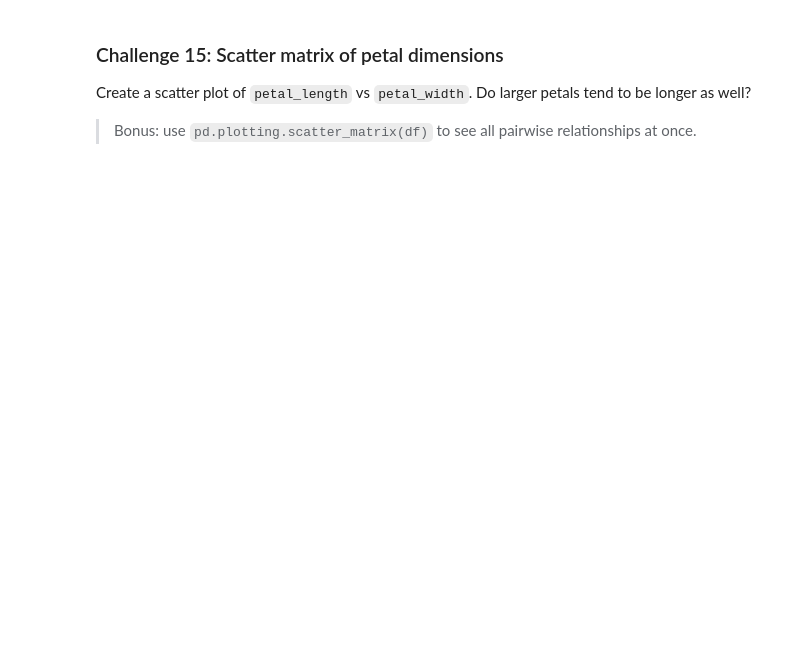
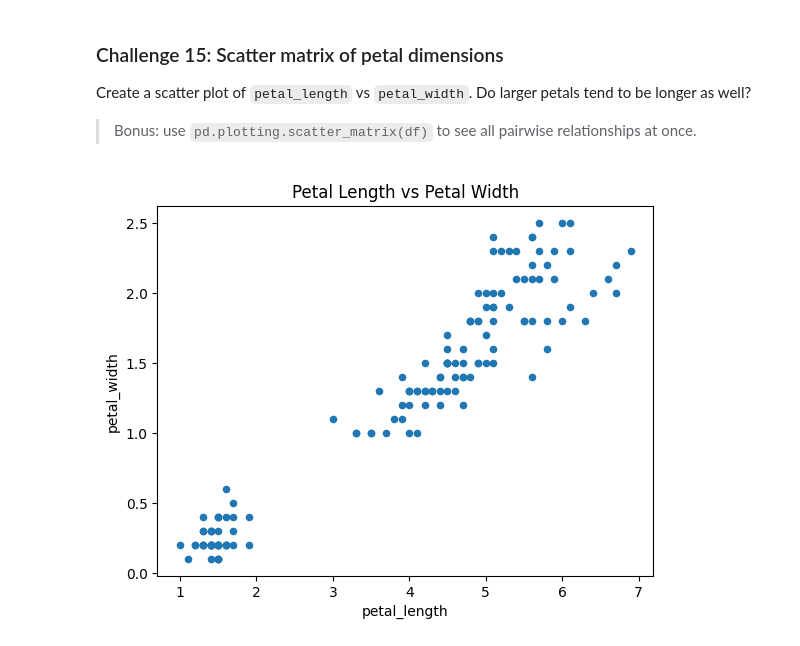
Before and after one commit to leopardb/ds-pandas-numpy, a Jupyter notebook: 1_Pandas/04_More_Pandas_Practice.ipynb, the cells around one changed output. Saved outputs shown, nothing was run; the diff lists cells and outputs as text; code cells hidden in the pictures; blank space fills up the shorter version.

```diff
--- a/1_Pandas/04_More_Pandas_Practice.ipynb
+++ b/1_Pandas/04_More_Pandas_Practice.ipynb
@@ -215,3 +212,13 @@ Create a scatter plot of `petal_length` vs `petal_width`. Do larger petals tend
 > Bonus: use `pd.plotting.scatter_matrix(df)` to see all pairwise relationships at once.
 # %%
 # YOUR CODE HERE
+
+df.plot(
+    kind="scatter",
+    title="Petal Length vs Petal Width",
+    x="petal_length",
+    y="petal_width",
+    )
+plt.show()
+# %% [output]
+[figure, added]
```
Also changed, not shown: parts of 11 cells of this notebook, 3 other files.
